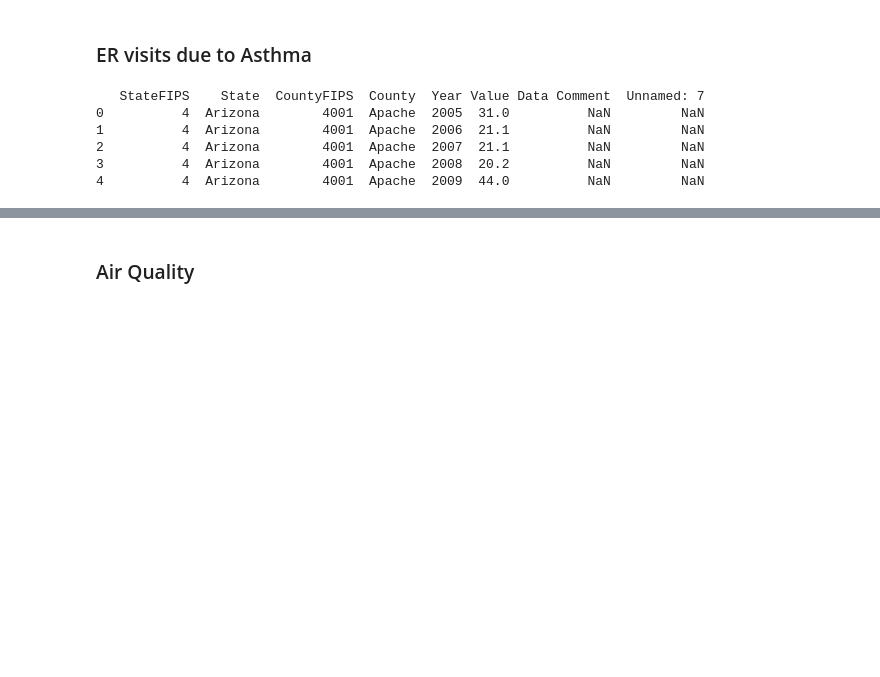
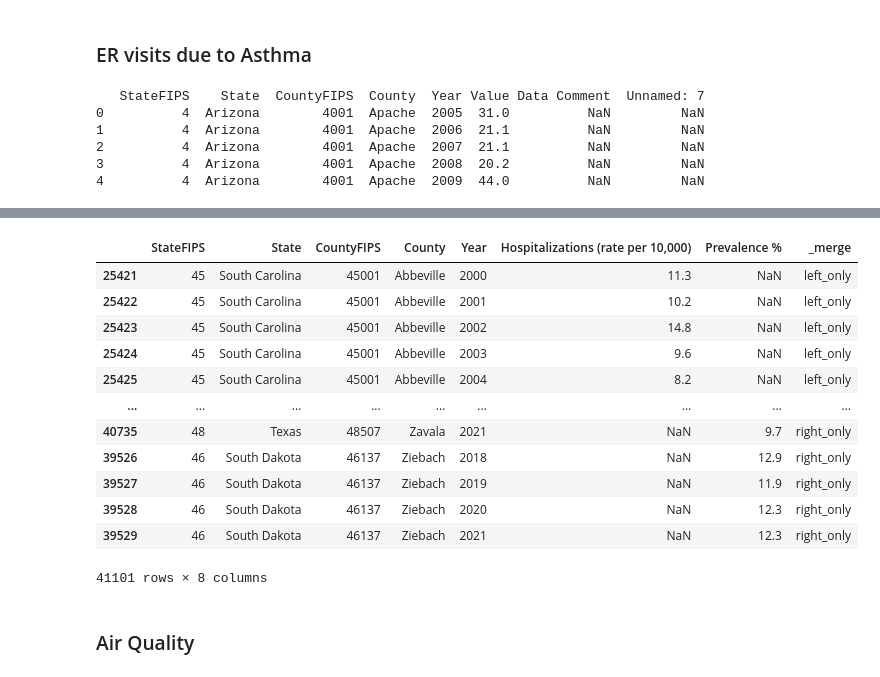
Before and after one commit to Airee66/DAT490, a Jupyter notebook: EDA.ipynb, the cells around one changed output, grey strips where cells are left out. Saved outputs shown, nothing was run; the diff lists cells and outputs as text; code cells hidden in the pictures; blank space fills up the shorter version.

```diff
--- a/EDA.ipynb
+++ b/EDA.ipynb
@@ -142,3 +220,20 @@ print(asthma_er.head())
+# %%
+prev_hosp_merge = prev_hosp_merge.sort_values(by = ['County', 'Year'], ascending = True)
+prev_hosp_merge
+# %% [output]
+|  | StateFIPS | State | CountyFIPS | County | Year | Hospitalizations (rate per 10,000) | Prevalence % | _merge |
+| 25421 | 45 | South Carolina | 45001 | Abbeville | 2000 | 11.3 | NaN | left_only |
+| 25422 | 45 | South Carolina | 45001 | Abbeville | 2001 | 10.2 | NaN | left_only |
+| 25423 | 45 | South Carolina | 45001 | Abbeville | 2002 | 14.8 | NaN | left_only |
+| 25424 | 45 | South Carolina | 45001 | Abbeville | 2003 | 9.6 | NaN | left_only |
+| 25425 | 45 | South Carolina | 45001 | Abbeville | 2004 | 8.2 | NaN | left_only |
+| ... | ... | ... | ... | ... | ... | ... | ... | ... |
+| 40735 | 48 | Texas | 48507 | Zavala | 2021 | NaN | 9.7 | right_only |
+| 39526 | 46 | South Dakota | 46137 | Ziebach | 2018 | NaN | 12.9 | right_only |
+| 39527 | 46 | South Dakota | 46137 | Ziebach | 2019 | NaN | 11.9 | right_only |
+| 39528 | 46 | South Dakota | 46137 | Ziebach | 2020 | NaN | 12.3 | right_only |
+| 39529 | 46 | South Dakota | 46137 | Ziebach | 2021 | NaN | 12.3 | right_only |
+41101 rows × 8 columns
 # %% [markdown]
 ### Air Quality
 # %%
```
Also changed, not shown: parts of 10 cells of this notebook.
